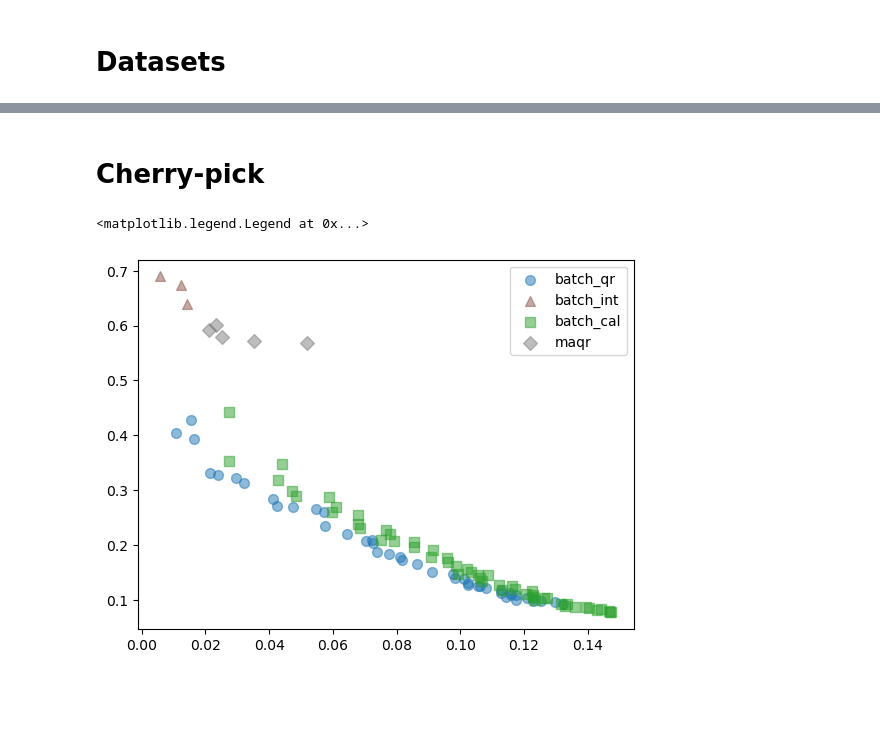
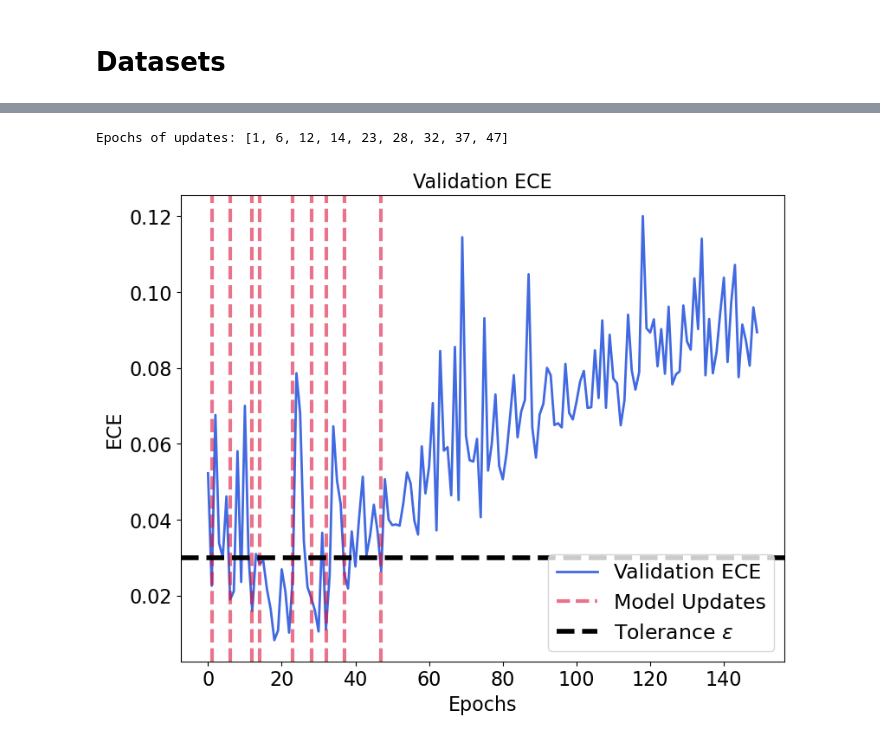
Before and after one commit to Zyxleo123/calibrated-quantile-uq, a Jupyter notebook: test.ipynb, the cells around one changed output, grey strips where cells are left out. Drawn from its saved outputs; the diff is of its cells as text; code cells hidden in the pictures; blank space fills up the shorter version.

```diff
--- a/test.ipynb
+++ b/test.ipynb
@@ -282,19 +222,30 @@ plt.legend()
-# %% [markdown]
-# Cherry-pick
-# %%
-seed = 1
-dataset = 'protein'
-hyper = 'nl-8_hs-256'
-# methods = ['batch_qr', 'batch_int', 'batch_cal', 'maqr', 'calipso']
-methods = ['batch_qr', 'batch_int', 'batch_cal', 'maqr']
-import matplotlib.pyplot as plt
-from plots.plot_utils import load_pickle, METHOD_COLORS, METHOD_MARKERS
-import os
-for method in methods:
-    pkl = os.path.join(os.environ['SCRATCH'], 'results', 'lump', f"{dataset}/{hyper}/{dataset}_loss{method}_ens1_bootFalse_resTrue_lnFalse_bnFalse_dr0.0_lr0.001_bs64_{hyper.replace('-', '')}_{seed}.pkl")
-    data = load_pickle(pkl)
-    plt.scatter(data['te_ece_controlled'], data['te_sharp_score_controlled'], label=method, marker=METHOD_MARKERS[method], color=METHOD_COLORS[method], s=50, alpha=0.5)
-plt.legend()
-# %% [output]
-<matplotlib.legend.Legend at 0x...>
-[figure, removed]
+# %%
+epsilon = 0.03
+epochs = data['epoch_controlled']
+va_ece_list = data['va_ece_list']
+va_sharp_list = data['va_sharp_list']
+epoch_of_updates = []
+# we update epoch when ece is smaller than epsilon, and sharpness is smaller than previous best
+best_sharp = float('inf')
+max_epoch = 150
+for epoch, (ece, sharp) in enumerate(zip(va_ece_list[:max_epoch], va_sharp_list[:max_epoch])):
+    if ece < epsilon and sharp < best_sharp:
+        epoch_of_updates.append(epoch)
+        best_sharp = sharp
+print(f"Epochs of updates: {epoch_of_updates}")
+# plot the epoch vs ece curve, and mark the update epochs with dashed vertical lines. Also use horizontal line to mark epsilon
+plt.figure(figsize=(9, 7))
+plt.plot(va_ece_list[:max_epoch], label='Validation ECE', linewidth=2, color='royalblue')
+for epoch in epoch_of_updates:
+    plt.axvline(x=epoch, color='crimson', linestyle='--', label='Model Updates' if epoch == epoch_of_updates[0] else "", alpha=0.6, linewidth=3)
+plt.axhline(y=epsilon, color='black', linestyle='--', label='Tolerance $\epsilon$', alpha=1, linewidth=4)
+plt.xlabel('Epochs', fontsize=16)
+plt.ylabel('ECE', fontsize=16)
+plt.xticks(fontsize=16)
+plt.yticks(fontsize=16)
+plt.title('Validation ECE', fontsize=16)
+plt.legend(fontsize=17, framealpha=0.8)
+plt.savefig('protein_model_update_ece.pdf')
+# %% [output]
+Epochs of updates: [1, 6, 12, 14, 23, 28, 32, 37, 47]
+[figure, added]
```
Also changed, not shown: parts of 20 cells of this notebook, 12 other files.
